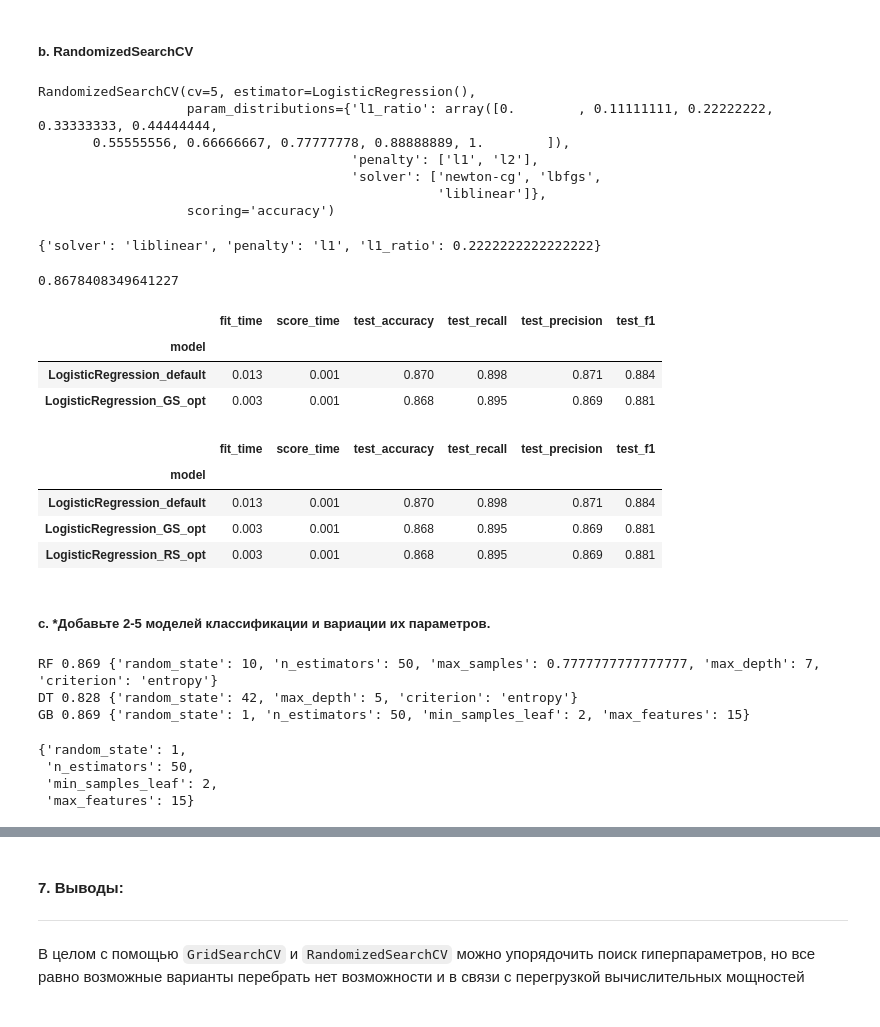
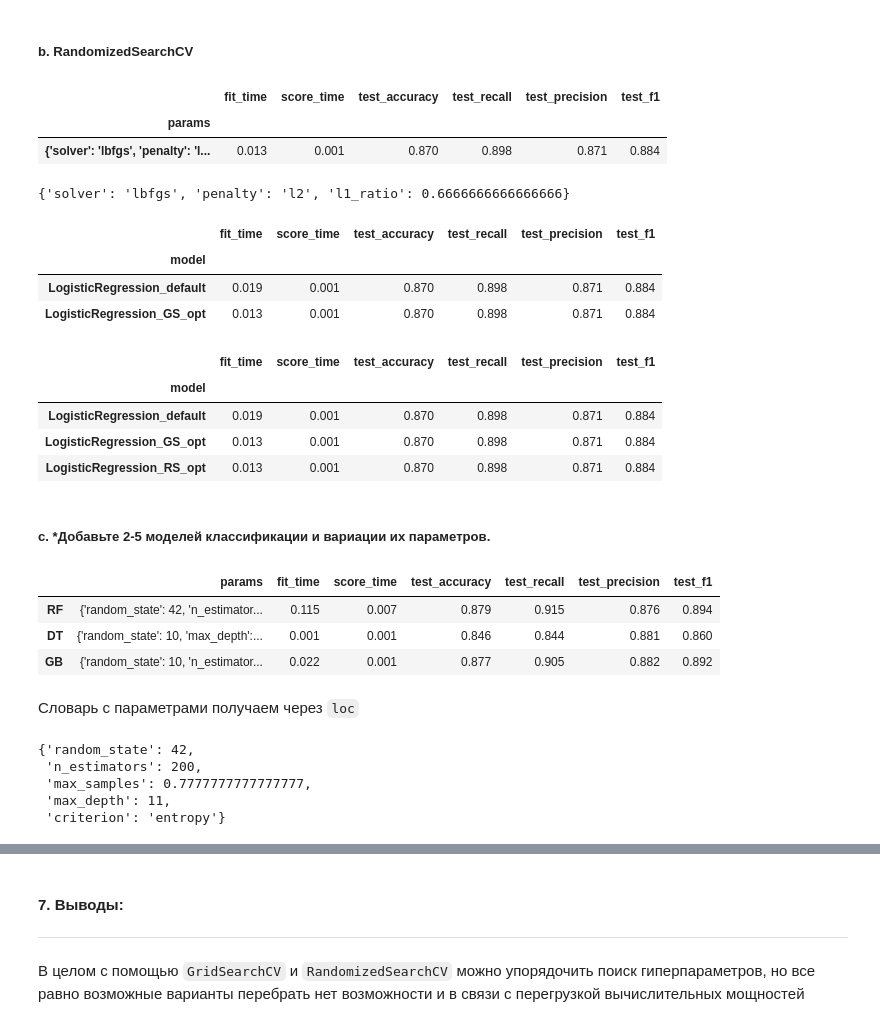
Before and after one commit to choodnovsky/Netilogiya_degp13, a Jupyter notebook: dz_8.13.ipynb, the cells around one changed output, grey strips where cells are left out. Saved outputs shown, nothing was run; the diff lists cells and outputs as text; code cells hidden in the pictures.

```diff
--- a/dz_8.13.ipynb
+++ b/dz_8.13.ipynb
@@ -117,6 +139,4 @@ model_lr = LogisticRegression()
 # %%
-param_grid_lr = {
-    'penalty': ['l1', 'l2'],
-    'solver' : ['newton-cg', 'lbfgs', 'liblinear'],
-    'l1_ratio': np.linspace(0,1,10)
-              }
+param_grid_lr = {'penalty': ['l1', 'l2'],
+                 'solver' : ['newton-cg', 'lbfgs', 'liblinear'],
+                 'l1_ratio': np.linspace(0, 1, 10)}
@@ -141,0 +143,3 @@ grid_GS.best_score_
+# %%
+res_GS = bestparams(heart, 'HeartDisease', LogisticRegression(), param_grid_lr, 'G')
+res_GS
@@ -142,44 +154,35 @@ grid_GS.best_score_
 # %% [markdown]
 ##### b. RandomizedSearchCV
 # %%
-grid_RS = RandomizedSearchCV(model_lr, param_grid_lr, cv=5, scoring='accuracy')
-
-grid_RS.fit(X_train, y_train)
+res_RS = bestparams(heart, 'HeartDisease', LogisticRegression(), param_grid_lr, 'R')
+res_RS
 # %% [output]
-RandomizedSearchCV(cv=5, estimator=LogisticRegression(),
-                   param_distributions={'l1_ratio': array([0.        , 0.11111111, 0.22222222, 0.33333333, 0.44444444,
-       0.55555556, 0.66666667, 0.77777778, 0.88888889, 1.        ]),
-                                        'penalty': ['l1', 'l2'],
-                                        'solver': ['newton-cg', 'lbfgs',
-                                                   'liblinear']},
-                   scoring='accuracy')
+|  | fit_time | score_time | test_accuracy | test_recall | test_precision | test_f1 |
+| params |  |  |  |  |  |  |
+| {'solver': 'lbfgs', 'penalty': 'l... | 0.013 | 0.001 | 0.870 | 0.898 | 0.871 | 0.884 |
-# %%
-grid_RS.best_params_
-# %% [output]
-{'solver': 'liblinear', 'penalty': 'l1', 'l1_ratio': 0.2222222222222222}
-# %%
-grid_RS.best_score_
-# %% [output]
-0.8678408349641227
+# %%
+res_RS.index[0]
+# %% [output]
+{'solver': 'lbfgs', 'penalty': 'l2', 'l1_ratio': 0.6666666666666666}
 # %%
-res_1 = get_metrics(heart, LogisticRegression(**grid_GS.best_params_), model_name='LogisticRegression_GS_opt' )
+res_1 = get_metrics(heart, LogisticRegression(**res_GS.index[0]), model_name='LogisticRegression_GS_opt' )
 res = pd.concat([res, res_1], axis=1)
 res.T.set_index('model')
 # %% [output]
 |  | fit_time | score_time | test_accuracy | test_recall | test_precision | test_f1 |
 | model |  |  |  |  |  |  |
-| LogisticRegression_default | 0.013 | 0.001 | 0.870 | 0.898 | 0.871 | 0.884 |
-| LogisticRegression_GS_opt | 0.003 | 0.001 | 0.868 | 0.895 | 0.869 | 0.881 |
+| LogisticRegression_default | 0.019 | 0.001 | 0.870 | 0.898 | 0.871 | 0.884 |
+| LogisticRegression_GS_opt | 0.013 | 0.001 | 0.870 | 0.898 | 0.871 | 0.884 |
 # %%
-res_2 = get_metrics(heart, LogisticRegression(**grid_RS.best_params_), model_name='LogisticRegression_RS_opt' )
+res_2 = get_metrics(heart, LogisticRegression(**res_RS.index[0]), model_name='LogisticRegression_RS_opt' )
 res = pd.concat([res, res_2], axis=1)
 res.T.set_index('model')
 # %% [output]
 |  | fit_time | score_time | test_accuracy | test_recall | test_precision | test_f1 |
 | model |  |  |  |  |  |  |
-| LogisticRegression_default | 0.013 | 0.001 | 0.870 | 0.898 | 0.871 | 0.884 |
-| LogisticRegression_GS_opt | 0.003 | 0.001 | 0.868 | 0.895 | 0.869 | 0.881 |
-| LogisticRegression_RS_opt | 0.003 | 0.001 | 0.868 | 0.895 | 0.869 | 0.881 |
+| LogisticRegression_default | 0.019 | 0.001 | 0.870 | 0.898 | 0.871 | 0.884 |
+| LogisticRegression_GS_opt | 0.013 | 0.001 | 0.870 | 0.898 | 0.871 | 0.884 |
+| LogisticRegression_RS_opt | 0.013 | 0.001 | 0.870 | 0.898 | 0.871 | 0.884 |
 # %% [markdown]
 ##### c. *Добавьте 2-5 моделей классификации и вариации их параметров.
 # %%
@@ -216,17 +216,20 @@ for v in  models:
 # %%
-for r in res_RS:
-    print(r[0], round(r[1].best_score_, 3), r[1].best_params_)
+res_multilpex
 # %% [output]
-RF 0.869 {'random_state': 10, 'n_estimators': 50, 'max_samples': 0.7777777777777777, 'max_depth': 7, 'criterion': 'entropy'}
-DT 0.828 {'random_state': 42, 'max_depth': 5, 'criterion': 'entropy'}
-GB 0.869 {'random_state': 1, 'n_estimators': 50, 'min_samples_leaf': 2, 'max_features': 15}
+|  | params | fit_time | score_time | test_accuracy | test_recall | test_precision | test_f1 |
+| RF | {'random_state': 42, 'n_estimator... | 0.115 | 0.007 | 0.879 | 0.915 | 0.876 | 0.894 |
+| DT | {'random_state': 10, 'max_depth':... | 0.001 | 0.001 | 0.846 | 0.844 | 0.881 | 0.860 |
+| GB | {'random_state': 10, 'n_estimator... | 0.022 | 0.001 | 0.877 | 0.905 | 0.882 | 0.892 |
+# %% [markdown]
+Словарь с параметрами получаем через `loc`
 # %%
-res_RS[2][1].best_params_
+res_multilpex.loc['RF', 'params']
 # %% [output]
-{'random_state': 1,
- 'n_estimators': 50,
- 'min_samples_leaf': 2,
- 'max_features': 15}
+{'random_state': 42,
+ 'n_estimators': 200,
+ 'max_samples': 0.7777777777777777,
+ 'max_depth': 11,
+ 'criterion': 'entropy'}
 # %%
 res_3 = get_metrics(
     heart,
```
Also changed, not shown: parts of 17 cells of this notebook.
